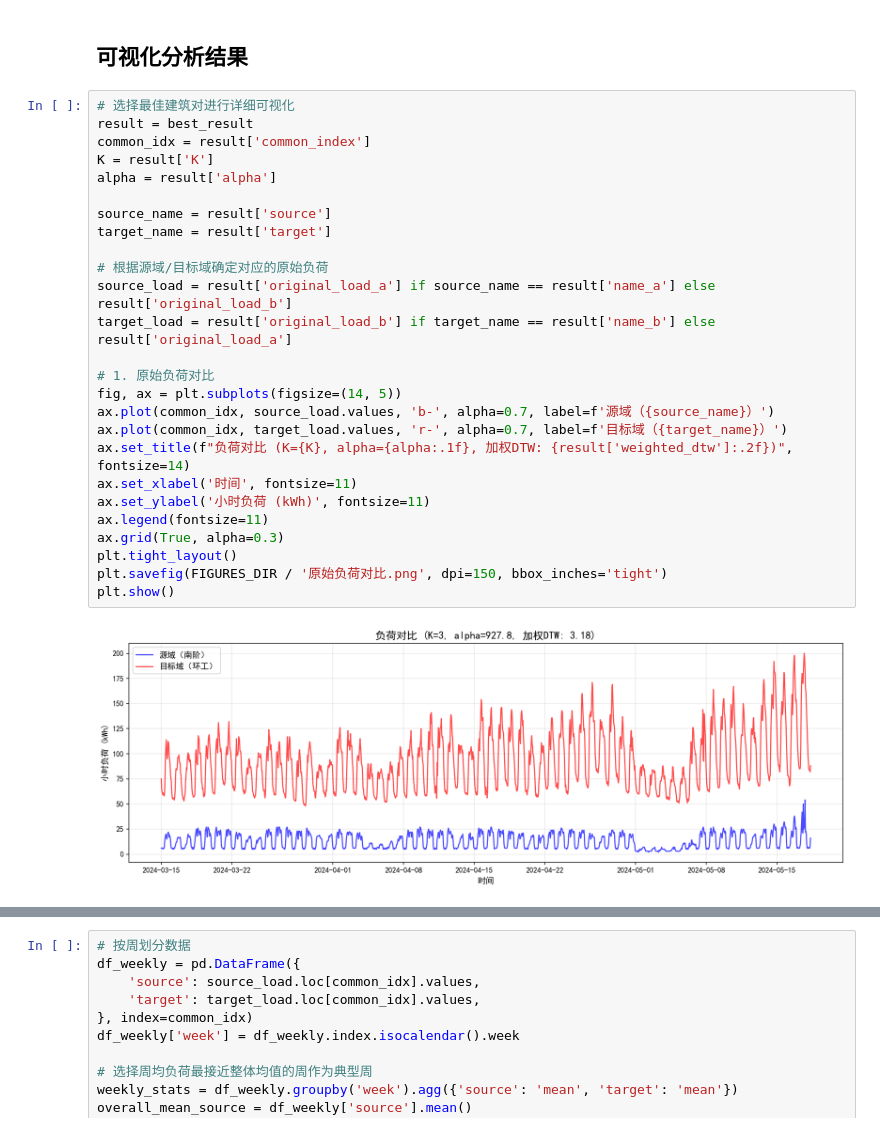
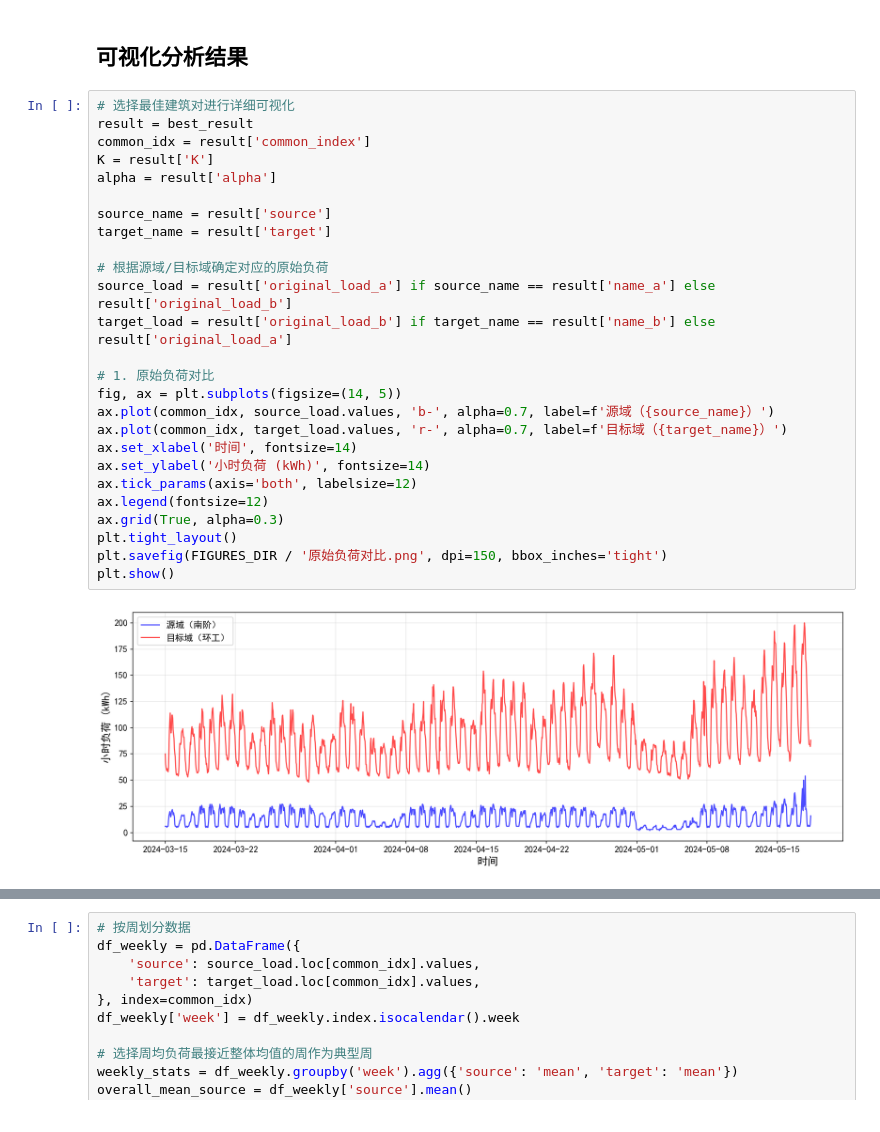
Before and after one commit to HowerL/load_forecasting, a Jupyter notebook: similarity_analysis.ipynb, the cells around one changed output, grey strips where cells are left out. Drawn from its saved outputs; the diff is of its cells as text.

```diff
--- a/similarity_analysis.ipynb
+++ b/similarity_analysis.ipynb
@@ -540,31 +540,31 @@ optimization_df.to_csv(BASE_DIR / 'vmd_parameter_optimization.csv', index=False,
 # %%
 # 选择最佳建筑对进行详细可视化
 result = best_result
 common_idx = result['common_index']
 K = result['K']
 alpha = result['alpha']
 
 source_name = result['source']
 target_name = result['target']
 
 # 根据源域/目标域确定对应的原始负荷
 source_load = result['original_load_a'] if source_name == result['name_a'] else result['original_load_b']
 target_load = result['original_load_b'] if target_name == result['name_b'] else result['original_load_a']
 
 # 1. 原始负荷对比
 fig, ax = plt.subplots(figsize=(14, 5))
 ax.plot(common_idx, source_load.values, 'b-', alpha=0.7, label=f'源域（{source_name}）')
 ax.plot(common_idx, target_load.values, 'r-', alpha=0.7, label=f'目标域（{target_name}）')
-ax.set_title(f"负荷对比 (K={K}, alpha={alpha:.1f}, 加权DTW: {result['weighted_dtw']:.2f})", fontsize=14)
-ax.set_xlabel('时间', fontsize=11)
-ax.set_ylabel('小时负荷 (kWh)', fontsize=11)
-ax.legend(fontsize=11)
+ax.set_xlabel('时间', fontsize=14)
+ax.set_ylabel('小时负荷 (kWh)', fontsize=14)
+ax.tick_params(axis='both', labelsize=12)
+ax.legend(fontsize=12)
 ax.grid(True, alpha=0.3)
 plt.tight_layout()
 plt.savefig(FIGURES_DIR / '原始负荷对比.png', dpi=150, bbox_inches='tight')
 plt.show()
 # %% [output]
-[figure, old version]
+[figure, new version]
 # %%
 # 2. 各 IMF 分量对比
 u_source = result['u_a'] if source_name == result['name_a'] else result['u_b']
```
Also changed, not shown: parts of 1 cell of this notebook, 11 other files.
